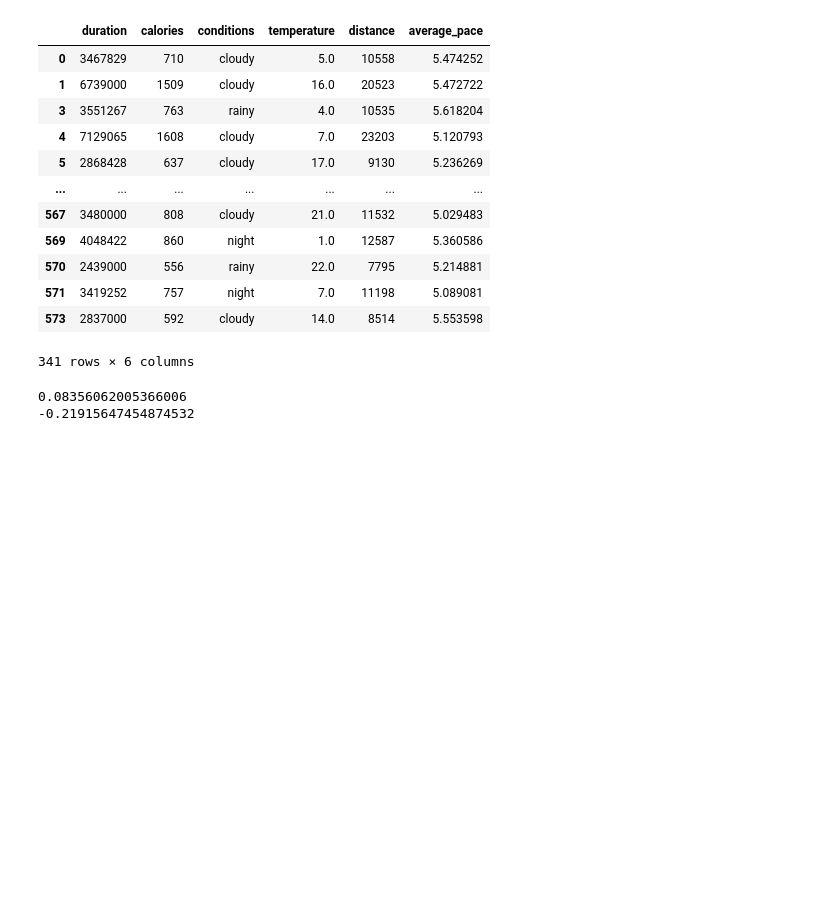
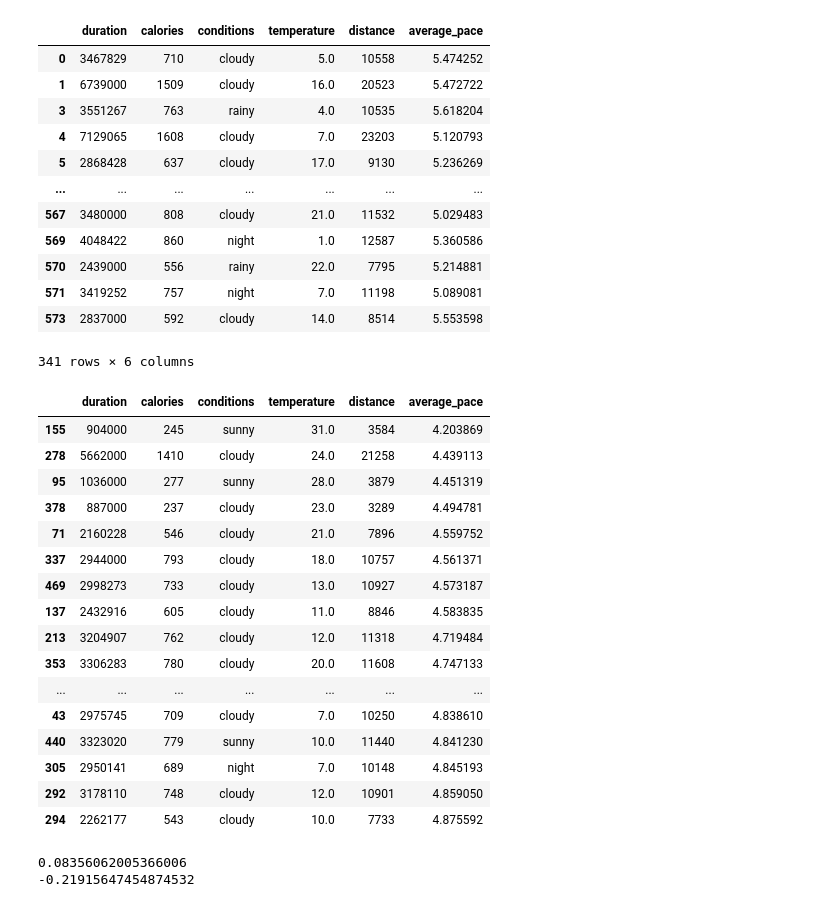
Before and after one commit to FuriKuri/workouts, a Jupyter notebook: runtastic.ipynb, the cells around one changed output. Drawn from its saved outputs; the diff is of its cells as text; code cells hidden in the pictures; blank space fills up the shorter version.

```diff
--- a/runtastic.ipynb
+++ b/runtastic.ipynb
@@ -36,6 +36,26 @@ df
 | 571 | 3419252 | 757 | night | 7.0 | 11198 | 5.089081 |
 | 573 | 2837000 | 592 | cloudy | 14.0 | 8514 | 5.553598 |
 341 rows × 6 columns
+# %%
+df.sort_values(by=['average_pace']).head(20)
+# %% [output]
+|  | duration | calories | conditions | temperature | distance | average_pace |
+| 155 | 904000 | 245 | sunny | 31.0 | 3584 | 4.203869 |
+| 278 | 5662000 | 1410 | cloudy | 24.0 | 21258 | 4.439113 |
+| 95 | 1036000 | 277 | sunny | 28.0 | 3879 | 4.451319 |
+| 378 | 887000 | 237 | cloudy | 23.0 | 3289 | 4.494781 |
+| 71 | 2160228 | 546 | cloudy | 21.0 | 7896 | 4.559752 |
+| 337 | 2944000 | 793 | cloudy | 18.0 | 10757 | 4.561371 |
+| 469 | 2998273 | 733 | cloudy | 13.0 | 10927 | 4.573187 |
+| 137 | 2432916 | 605 | cloudy | 11.0 | 8846 | 4.583835 |
+| 213 | 3204907 | 762 | cloudy | 12.0 | 11318 | 4.719484 |
+| 353 | 3306283 | 780 | cloudy | 20.0 | 11608 | 4.747133 |
+| ... | ... | ... | ... | ... | ... | ... |
+| 43 | 2975745 | 709 | cloudy | 7.0 | 10250 | 4.838610 |
+| 440 | 3323020 | 779 | sunny | 10.0 | 11440 | 4.841230 |
+| 305 | 2950141 | 689 | night | 7.0 | 10148 | 4.845193 |
+| 292 | 3178110 | 748 | cloudy | 12.0 | 10901 | 4.859050 |
+| 294 | 2262177 | 543 | cloudy | 10.0 | 7733 | 4.875592 |
 # %%
 print(df['distance'].corr(df['average_pace']))
 print(df['temperature'].corr(df['average_pace']))
```
